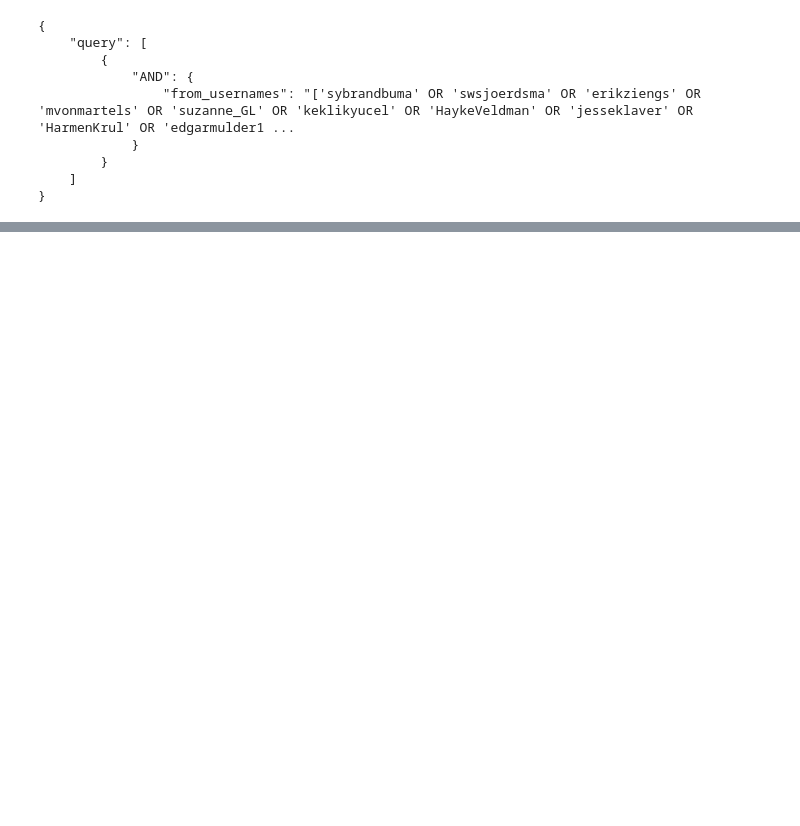
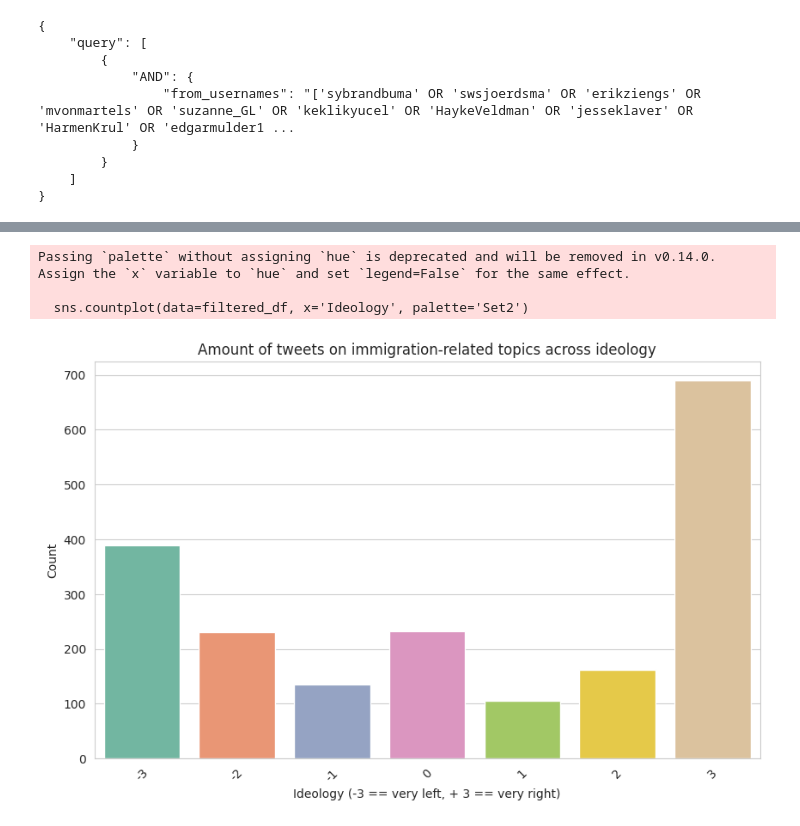
Before and after one commit to annekroon/AnnoBias, a Jupyter notebook: data/TwiXL_get_MPs.ipynb, the cells around one changed output, grey strips where cells are left out. Cells and saved outputs as stored; diff of their text form; code cells hidden in the pictures; blank space fills up the shorter version.

```diff
--- a/data/TwiXL_get_MPs.ipynb
+++ b/data/TwiXL_get_MPs.ipynb
@@ -158,0 +276,2 @@ df[df['tweet_id'] == '1344947292281962496']
+# %%
+df = pd.merge(unique_df, mps, on=['twitter_username'], how='left')
@@ -158,0 +289,17 @@ df[df['tweet_id'] == '1344947292281962496']
+# %%
+# Mapping dictionary for party names
+party_mapping = {
+    'BramvanOjikGL': 'GroenLinks',
+    'CorinneEllemeet': 'GroenLinks',
+    'GroenLiesbeth': 'GroenLinks',
+    'HenkKrol': '50PLUS',
+    'JacquesMonasch': 'PvdA',
+    'JoramvKlaveren': 'DENK',
+    'jesseklaver': 'GroenLinks',
+    'lindavoortman': 'GroenLinks',
+    'rikgrashoff': 'GroenLinks',
+    'tunahankuzu': 'DENK'
+}
+
+# Map party names only if normalized_party is NaN
+df.loc[df['normalized_party'].isna(), 'normalized_party'] = df.loc[df['normalized_party'].isna(), 'Author'].map(party_mapping)
@@ -158,0 +356,14 @@ df[df['tweet_id'] == '1344947292281962496']
+# %%
+# Dictionary to map ideology values to the three groups
+ideology_group = {
+    -3: 'Left',      # Strongly left
+    -2: 'Left',      # Left
+    -1: 'Center',    # Center-left
+    0: 'Center',     # Center
+    1: 'Center',     # Center
+    2: 'Center',     # Center
+    3: 'Right'       # Right
+}
+
+# Map ideology values to ideology groups
+df['Ideology_Group'] = df['Ideology'].map(ideology_group)
@@ -158,0 +448,17 @@ df[df['tweet_id'] == '1344947292281962496']
+# %%
+# Set the style
+sns.set_style("whitegrid")
+
+# Plot the count of each ideology
+plt.figure(figsize=(10, 6))
+sns.countplot(data=filtered_df, x='Ideology', palette='Set2')
+plt.title('Amount of tweets on immigration-related topics across ideology')
+plt.xlabel('Ideology (-3 == very left, + 3 == very right)')
+plt.ylabel('Count')
+plt.xticks(rotation=45)  # Rotate x-axis labels for better visibility
+plt.show()
+# %% [output]
+Passing `palette` without assigning `hue` is deprecated and will be removed in v0.14.0. Assign the `x` variable to `hue` and set `legend=False` for the same effect.
+
+  sns.countplot(data=filtered_df, x='Ideology', palette='Set2')
+[figure, added]
```
Also changed, not shown: parts of 44 cells of this notebook, 1 other file.
